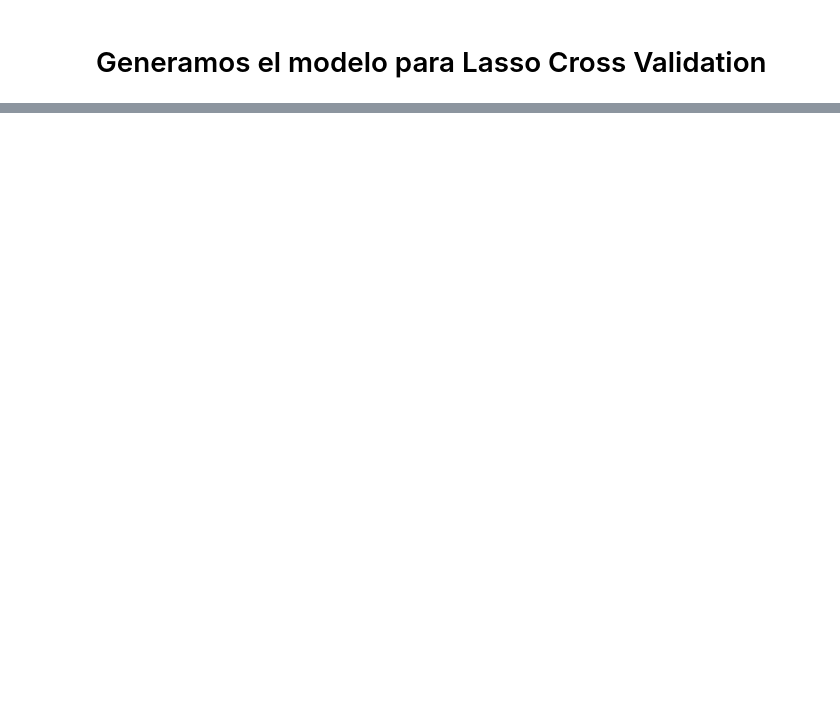
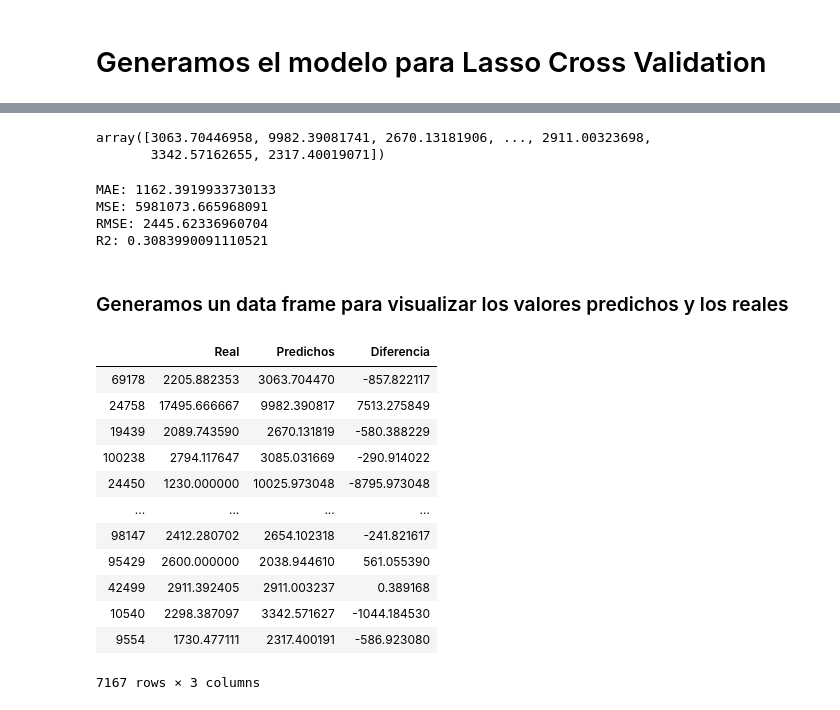
Before and after one commit to rdgagliano/DataScience-Grupo3, a Jupyter notebook: Desafio_2_1.ipynb, the cells around one changed output, grey strips where cells are left out. Cells and saved outputs as stored; diff of their text form; code cells hidden in the pictures; blank space fills up the shorter version.

```diff
--- a/Desafio_2_1.ipynb
+++ b/Desafio_2_1.ipynb
@@ -447,3 +516,42 @@ model.coef_
+# %%
+#intentamos predecir
+LassoCV_predicciones = model_lasso.predict(X_test)
+LassoCV_predicciones
+# %% [output]
+array([3063.70446958, 9982.39081741, 2670.13181906, ..., 2911.00323698,
+       3342.57162655, 2317.40019071])
+# %%
+print ('MAE:', metrics.mean_absolute_error(y_true=y_test_array, y_pred=LassoCV_predicciones))
+print ('MSE:', metrics.mean_squared_error(y_test, LassoCV_predicciones))
+print ('RMSE:', np.sqrt(metrics.mean_squared_error(y_test, LassoCV_predicciones)))
+print ('R2:', metrics.r2_score(y_test, LassoCV_predicciones))
+# %% [output]
+MAE: 1162.3919933730133
+MSE: 5981073.665968091
+RMSE: 2445.62336960704
+R2: 0.3083990091110521
+# %% [markdown]
+### Generamos un data frame para visualizar los valores predichos y los reales
+# %%
+df_lasso_prediccion_vs_real = pd.DataFrame({'Real': y_test, \
+                                           'Predichos': LassoCV_predicciones.flatten()})
+df_lasso_prediccion_vs_real['Diferencia'] = df_lasso_prediccion_vs_real['Real'] - \
+                                                        df_lasso_prediccion_vs_real['Predichos']
+df_lasso_prediccion_vs_real
+# %% [output]
+|  | Real | Predichos | Diferencia |
+| 69178 | 2205.882353 | 3063.704470 | -857.822117 |
+| 24758 | 17495.666667 | 9982.390817 | 7513.275849 |
+| 19439 | 2089.743590 | 2670.131819 | -580.388229 |
+| 100238 | 2794.117647 | 3085.031669 | -290.914022 |
+| 24450 | 1230.000000 | 10025.973048 | -8795.973048 |
+| ... | ... | ... | ... |
+| 98147 | 2412.280702 | 2654.102318 | -241.821617 |
+| 95429 | 2600.000000 | 2038.944610 | 561.055390 |
+| 42499 | 2911.392405 | 2911.003237 | 0.389168 |
+| 10540 | 2298.387097 | 3342.571627 | -1044.184530 |
+| 9554 | 1730.477111 | 2317.400191 | -586.923080 |
+7167 rows × 3 columns
 # %%
 #de los 3 modelos analizar el mejor
 #con ridge y lasso, analizar con que coeficientes se queda
```
Also changed, not shown: parts of 16 cells of this notebook.
